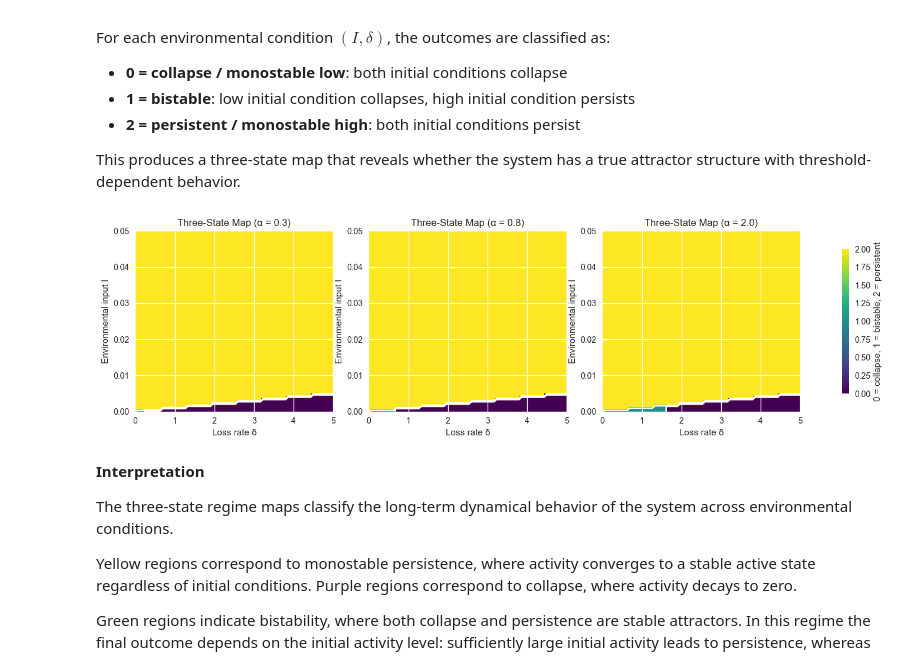
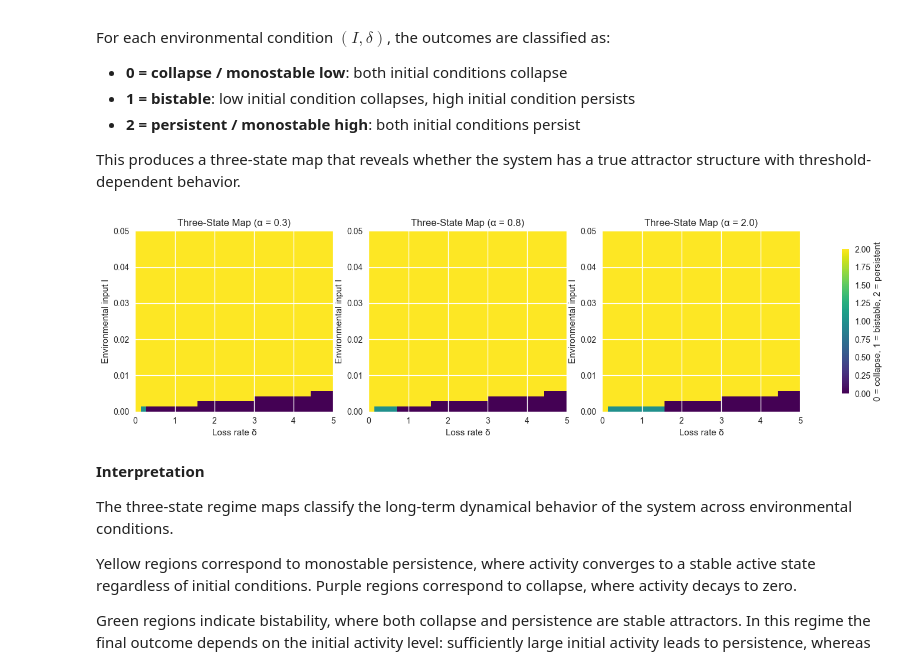
Before and after one commit to nyllade/life-dynamical-attractor, a Jupyter notebook: attractor_model.ipynb, the cells around one changed output. Saved outputs shown, nothing was run; the diff lists cells and outputs as text; code cells hidden in the pictures.

```diff
--- a/attractor_model.ipynb
+++ b/attractor_model.ipynb
@@ -310,9 +317,10 @@ for a in alpha_values:
                 alpha=a,
                 n=n,
                 K=K,
+                Kc=Kc,
                 delta=delta_val,
                 I=I_val,
-                t=300
+                t=200
             )
 
             # protect against solver failures
@@ -338,15 +346,6 @@ for idx, (ax, persistence_map) in enumerate(zip(axes, persistence_maps)):
         vmax=1
     )
 
-    # boundary between collapse and persistence
-    ax.contour(
-        X,
-        Y,
-        persistence_map,
-        levels=[0.5],
-        colors="white"
-    )
-
     ax.set_xlabel("Loss rate δ")
     ax.set_ylabel("Environmental input I")
     ax.set_title(f"Persistence Map (α = {alpha_values[idx]})")
@@ -391,8 +390,8 @@ For each environmental condition $(I, \delta)$, the outcomes are classified as:
 
 This produces a three-state map that reveals whether the system has a true attractor structure with threshold-dependent behavior.
 # %%
-I_vals = np.linspace(0, 0.05, 80)
-delta_vals = np.linspace(0, 5, 80)
+I_vals = np.linspace(0, 0.05, 35)
+delta_vals = np.linspace(0, 5, 35)
 
 alpha_values = [0.3, 0.8, 2.0]
 # %%
@@ -410,9 +409,10 @@ for a in alpha_values:
                 alpha=a,
                 n=n,
                 K=K,
+                Kc=Kc,
                 delta=delta_val,
                 I=I_val,
-                t=600
+                t=300
             )
 
             final_high = final_state(
@@ -420,9 +420,10 @@ for a in alpha_values:
                 alpha=a,
                 n=n,
                 K=K,
+                Kc=Kc,
                 delta=delta_val,
                 I=I_val,
-                t=600
+                t=200
             )
 
             # guard against solver issues
@@ -444,34 +445,35 @@ for a in alpha_values:
 # %%
 fig, axes = plt.subplots(1, 3, figsize=(15,4))
 
+# mesh for contour boundaries
 X, Y = np.meshgrid(delta_vals, I_vals)
 
 for idx, (ax, regime_map) in enumerate(zip(axes, three_state_maps)):
 
+    regime_map = regime_map.astype(int)
+
     im = ax.imshow(
         regime_map,
-        extent=[delta_vals[0], delta_vals[-1], I_vals[0], I_vals[-1]],
+        extent=[delta_vals.min(), delta_vals.max(), I_vals.min(), I_vals.max()],
         origin="lower",
         aspect="auto",
         cmap="viridis",
         vmin=0,
         vmax=2
     )
-
-    ax.contour(X, Y, regime_map, levels=[0.5,1.5], colors="white")
 
     ax.set_xlabel("Loss rate δ")
     ax.set_ylabel("Environmental input I")
     ax.set_title(f"Three-State Map (α = {alpha_values[idx]})")
 
 plt.tight_layout()
 
 cbar = fig.colorbar(im, ax=axes, shrink=0.8)
 cbar.set_label("0 = collapse, 1 = bistable, 2 = persistent")
 
 plt.show()
 # %% [output]
-[figure, old version]
+[figure, new version]
 # %% [markdown]
 **Interpretation**
 
```
Also changed, not shown: parts of 51 cells of this notebook, 1 other file.
